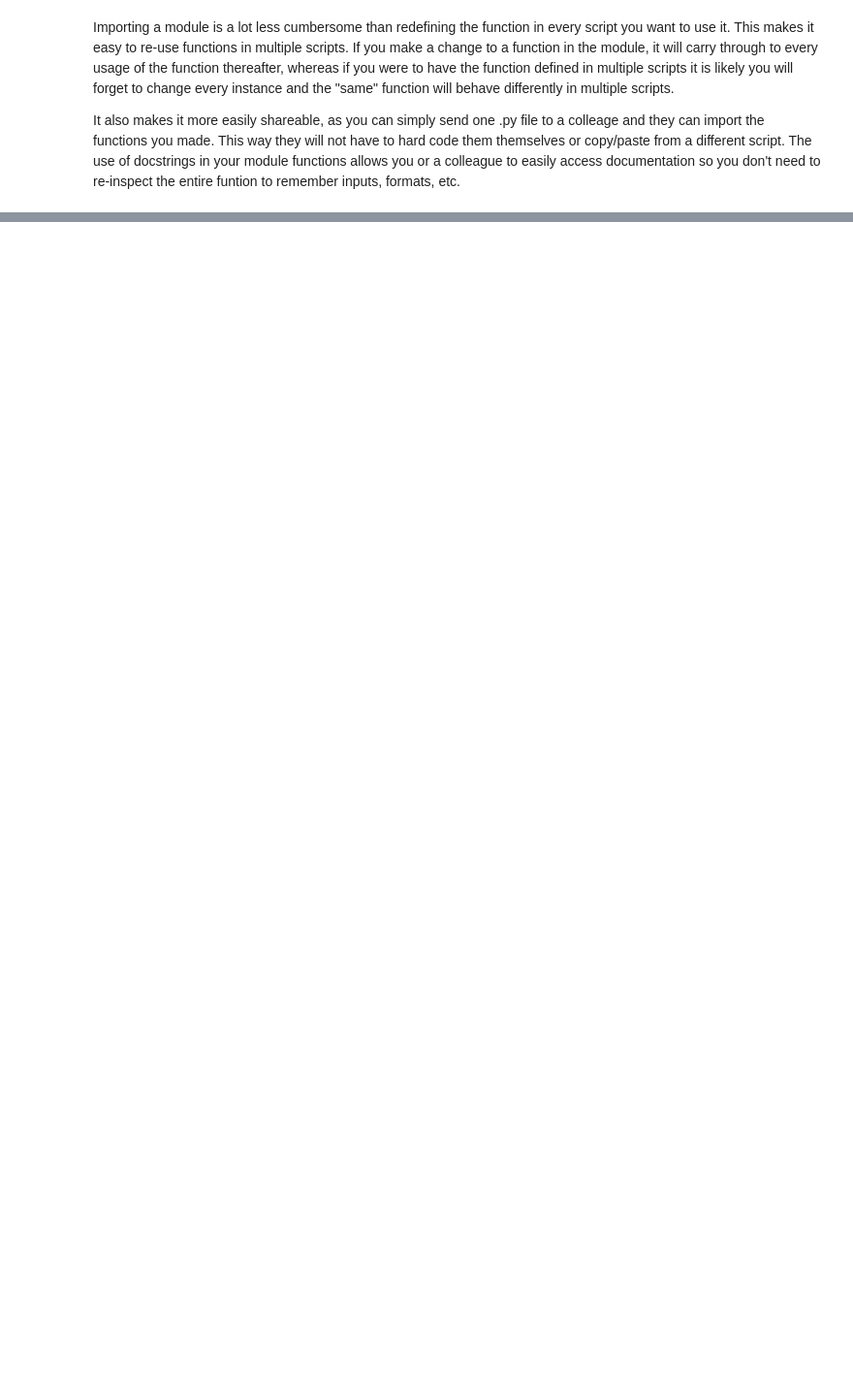
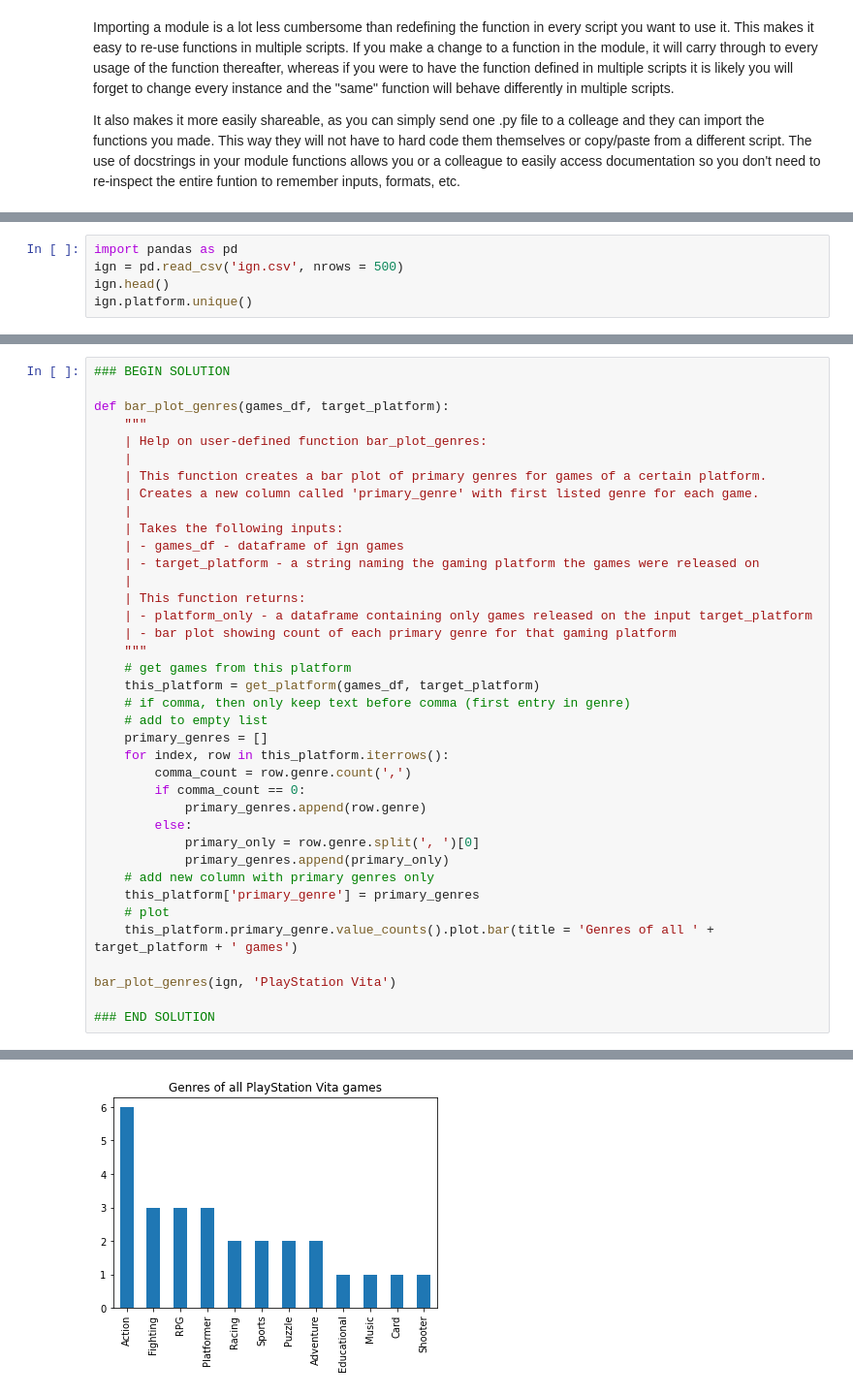
Before and after one commit to ohcrud/intermediate_python, a Jupyter notebook: sprint-1/practice-3/sprint-1-practice-3.ipynb, the cells around one changed output, grey strips where cells are left out. Shown at 97% size. Saved outputs shown, nothing was run; the diff lists cells and outputs as text; blank space fills up the shorter version.

```diff
--- a/sprint-1/practice-3/sprint-1-practice-3.ipynb
+++ b/sprint-1/practice-3/sprint-1-practice-3.ipynb
@@ -560,0 +401,5 @@ It also makes it more easily shareable, as you can simply send one .py file to a
+# %%
+import pandas as pd
+ign = pd.read_csv('ign.csv', nrows = 500)
+ign.head()
+ign.platform.unique()
@@ -560,0 +450,39 @@ It also makes it more easily shareable, as you can simply send one .py file to a
+# %%
+### BEGIN SOLUTION
+
+def bar_plot_genres(games_df, target_platform):
+    """
+    | Help on user-defined function bar_plot_genres:
+    |
+    | This function creates a bar plot of primary genres for games of a certain platform.
+    | Creates a new column called 'primary_genre' with first listed genre for each game.
+    |
+    | Takes the following inputs:
+    | - games_df - dataframe of ign games
+    | - target_platform - a string naming the gaming platform the games were released on
+    |
+    | This function returns:
+    | - platform_only - a dataframe containing only games released on the input target_platform
+    | - bar plot showing count of each primary genre for that gaming platform
+    """
+    # get games from this platform
+    this_platform = get_platform(games_df, target_platform)
+    # if comma, then only keep text before comma (first entry in genre)
+    # add to empty list
+    primary_genres = []
+    for index, row in this_platform.iterrows():
+        comma_count = row.genre.count(',')
+        if comma_count == 0:
+            primary_genres.append(row.genre)
+        else:
+            primary_only = row.genre.split(', ')[0]
+            primary_genres.append(primary_only)
+    # add new column with primary genres only
+    this_platform['primary_genre'] = primary_genres
+    # plot
+    this_platform.primary_genre.value_counts().plot.bar(title = 'Genres of all ' + target_platform + ' games')
+
+bar_plot_genres(ign, 'PlayStation Vita')
+
+### END SOLUTION
+# %% [output]
@@ -560,0 +494 @@ It also makes it more easily shareable, as you can simply send one .py file to a
+[figure, added]
```
Also changed, not shown: parts of 32 cells of this notebook, 1 other file.
